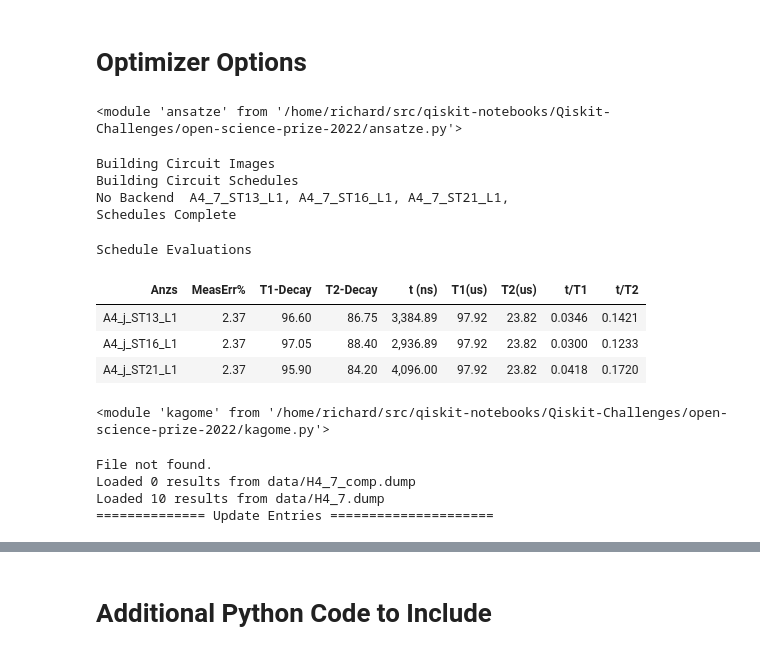
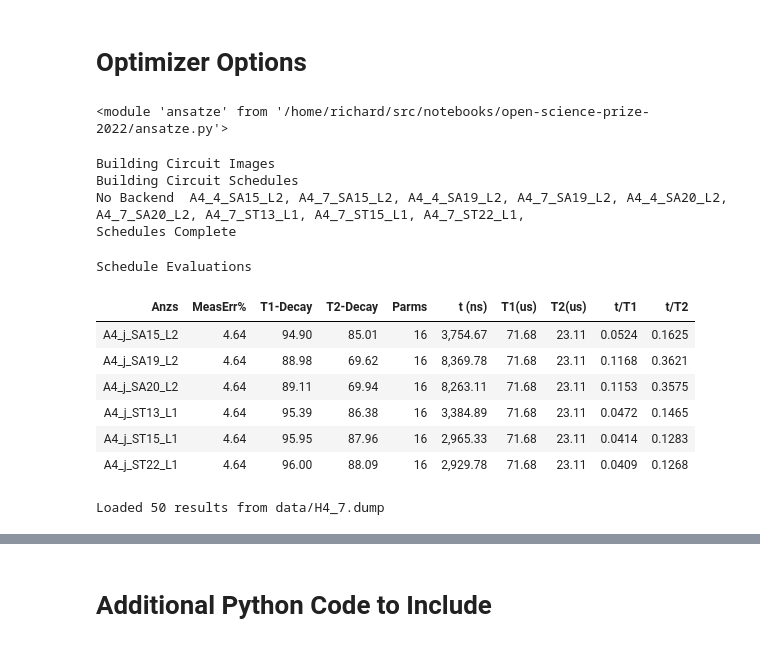
Before and after one commit to rrodenbusch/open-science-prize-2022, a Jupyter notebook: H4_7-BC1-Kagome.ipynb, the cells around one changed output, grey strips where cells are left out. Cells and saved outputs as stored; diff of their text form; code cells hidden in the pictures.

```diff
--- a/H4_7-BC1-Kagome.ipynb
+++ b/H4_7-BC1-Kagome.ipynb
@@ -460,22 +336,27 @@ us = 1.0e-6 # Microseconds
 # %% [markdown]
 # Optimizer Options
 # %%
-importlib.reload(ansatze)
-A4_7couplings = {'SA11': [[0,1],[1,2],[1,3],],
-                # 'SA12': [[0,1],[0,2],[1,2],],  #TBD
-                # 'SA13': [[0,2],],               # TBD
-                'SA14': [[1,2],[1,3],[0,1],[1,0],[3,1],[2,1],],
+reload(ansatze)
+A4_7couplings = {
+#                 'SA11': [[0,1],[1,2],[1,3],],
+#                 'SA12': [[0,1],[0,2],[1,2],],  #TBD
+#                 'SA13': [[0,2],],               # TBD
+#                 'SA14': [[1,2],[1,3],[0,1],[1,0],[3,1],[2,1],],
                 'SA15': [[0,1],[1,3],[1,2],[2,1],[3,1],[1,0]],
-                'SA16': [[1,0],[1,3],[1,2],[2,1],[1,3],[1,0]],
-                # 'SA17': [[]]
+#                 'SA16': [[1,0],[1,3],[1,2],[2,1],[1,3],[1,0]],
+#                 'SA17': [[1,0],[1,3],[1,2],[3,0],[2,1],[1,3],[1,0],[0,3],],
+#                 'SA18': [[1,0],[1,3],[1,2],[3,0],[2,1],[1,3],[1,0],],
+#                 'SA19': [[0,1],[1,3],[1,2],[3,0],[2,1],[3,1],[1,0]],
+#                 'SA20': [[0,1],[1,3],[1,2],[0,3],[2,1],[3,1],[1,0],],
                }
 A7_devices = ['j','o','p','l','n']
-A4_7_reps = [4,3,2,]
+A7_devices = [ 'j' ]
+A4_7_reps = [2,]
 (nNodes,nQubits,A4_7qbitmap,) = (4,7,ansatze.qbitmap_4_to_7,)
-# Anzs,Adevices=local_ansatze(nNodes=nNodes, nQubits=nQubits, qbitmap=A4_7qbitmap,
-#                                backends=backendsV0,
-#                                devices = A7_devices,reps=A4_7_reps, couplings=A4_7couplings,
-#                                )
+Anzs,Adevices=ansatze.local_ansatze(nNodes=nNodes, nQubits=nQubits, qbitmap=A4_7qbitmap,
+                               backends=backendsV0, qubits=[0,1,2,3,],
+                               devices = A7_devices,reps=A4_7_reps, couplings=A4_7couplings,
+                               )
 A4_7_stacks = {
 #              'ST11': [ [ [0,1],[1,2],[1,3], ],
 #                        [ [0,2], ]
@@ -492,9 +373,9 @@ A4_7_stacks = {
 #              'ST15': [ [ [0,1],[1,3],[1,2],[2,1],[3,1],[1,0] ],
 #                        [ [0,2], ]
 #                      ],
-             'ST16': [ [ [1,0],[1,3],[1,2],[2,1],[1,3],[1,0] ],
-                       [ [0,2], ]
-                     ],
+#              'ST16': [ [ [1,0],[1,3],[1,2],[2,1],[1,3],[1,0] ],
+#                        [ [0,2], ]
+#                      ],
 #              'ST17': [ [ [1,0],[1,2],[1,3],[3,1],[2,1],[0,1] ],   # Linked (Out) and Down
 #                        [ [0,2],[2,3],[3,0] ]                      # Unlinked a-b-c
 #                      ],
@@ -507,15 +388,18 @@ A4_7_stacks = {
 #              'ST20': [ [ [0,1],[1,2],[1,3], ],                    # Linked UP
 #                        [ [3,1],[2,1],[1,0], ],                    # Back Down
 #                      ],
-             'ST21': [ [ [1,0],[1,2],[1,3],[3,1],[2,1],[0,1] ],   # Linked (Out) and Down
-                       [ [0,2],[0,3],[2,3] ]                      # Unlinked Linear
+#              'ST21': [ [ [1,0],[1,2],[1,3],[3,1],[2,1],[0,1] ],   # Linked (Out) and Down
+#                        [ [0,2],[0,3],[2,3] ]                      # Unlinked Linear
+#                      ],
+             'ST22': [ [ [1,0],[1,3],[1,2],[2,1],[1,3],[0,1] ],
+                       [ [0,2], ],
                      ],
 
             }
-Anzs,Adevices=ansatze.stack_couplings(Anzs=None, Adevices=Adevices,
+Anzs,Adevices=ansatze.stack_couplings(Anzs=Anzs, Adevices=Adevices,
                               couplings=A4_7_stacks,  qubits=[0,1,2,3],
                               backends=backendsV0, devices=['j'],
                               nNodes=nNodes, nQubits=nQubits, qbitmap=[0,1,2,3,4,5,6] )
 # ansatze.list_Ansatz(Anzs)
 # %% [output]
-<module 'ansatze' from '/home/richard/src/qiskit-notebooks/Qiskit-Challenges/open-science-prize-2022/ansatze.py'>
+<module 'ansatze' from '/home/richard/src/notebooks/open-science-prize-2022/ansatze.py'>
@@ -534,39 +410,34 @@ for key, D in Adevices.items():
     AbackendsV0[key] = backendsV0[D]
 qubits = A4_7qbitmap
 print(f"Building Circuit Images")
-Aimages=Anzs_images( Akeys=None, Anzs=Anzs )
+Aimages=ansatze.Anzs_images( Akeys=None, Anzs=Anzs )
 print(f"Building Circuit Schedules")
-schedules,sched_images=Anzs_schedules(Akeys=None, Anzs=Anzs, backends=AbackendsV0,)
+schedules,sched_images=ansatze.Anzs_schedules(Akeys=None, Anzs=Anzs, backends=AbackendsV0,)
 print(f"\nSchedules Complete")
 # %% [output]
 Building Circuit Images
 Building Circuit Schedules
-No Backend  A4_7_ST13_L1, A4_7_ST16_L1, A4_7_ST21_L1,
+No Backend  A4_4_SA15_L2, A4_7_SA15_L2, A4_4_SA19_L2, A4_7_SA19_L2, A4_4_SA20_L2, A4_7_SA20_L2, A4_7_ST13_L1, A4_7_ST15_L1, A4_7_ST22_L1,
 Schedules Complete
 # %%
-df = eval_schedules(schedules, AbackendsV0,Akeys=None,qubits=[0,1,2,3])
+# Anzs['A4_7_ST13_L1'].draw()
+# Anzs['A4_j_ST13_L1'].draw()
+df = ansatze.eval_schedules(schedules, AbackendsV0,Akeys=None,qubits=[0,1,2,3])
 df
 # %% [output]
 Schedule Evaluations
-| Anzs | MeasErr% | T1-Decay | T2-Decay | t (ns) | T1(us) | T2(us) | t/T1 | t/T2 |
-| A4_j_ST13_L1 | 2.37 | 96.60 | 86.75 | 3,384.89 | 97.92 | 23.82 | 0.0346 | 0.1421 |
-| A4_j_ST16_L1 | 2.37 | 97.05 | 88.40 | 2,936.89 | 97.92 | 23.82 | 0.0300 | 0.1233 |
-| A4_j_ST21_L1 | 2.37 | 95.90 | 84.20 | 4,096.00 | 97.92 | 23.82 | 0.0418 | 0.1720 |
+| Anzs | MeasErr% | T1-Decay | T2-Decay | Parms | t (ns) | T1(us) | T2(us) | t/T1 | t/T2 |
+| A4_j_SA15_L2 | 4.64 | 94.90 | 85.01 | 16 | 3,754.67 | 71.68 | 23.11 | 0.0524 | 0.1625 |
+| A4_j_SA19_L2 | 4.64 | 88.98 | 69.62 | 16 | 8,369.78 | 71.68 | 23.11 | 0.1168 | 0.3621 |
+| A4_j_SA20_L2 | 4.64 | 89.11 | 69.94 | 16 | 8,263.11 | 71.68 | 23.11 | 0.1153 | 0.3575 |
+| A4_j_ST13_L1 | 4.64 | 95.39 | 86.38 | 16 | 3,384.89 | 71.68 | 23.11 | 0.0472 | 0.1465 |
+| A4_j_ST15_L1 | 4.64 | 95.95 | 87.96 | 16 | 2,965.33 | 71.68 | 23.11 | 0.0414 | 0.1283 |
+| A4_j_ST22_L1 | 4.64 | 96.00 | 88.09 | 16 | 2,929.78 | 71.68 | 23.11 | 0.0409 | 0.1268 |
 # %%
-importlib.reload(kagome)
-comp_fname='data/H4_7_comp.dump'
-compCache = kagome.load_results(comp_fname)
-# kagome.list_results(compCache)
 run_fname='data/H4_7.dump'
 curCache = kagome.load_results(run_fname)
-# kagome.list_results(curCache)
-print("============== Update Entries =====================")
 # %% [output]
-<module 'kagome' from '/home/richard/src/qiskit-notebooks/Qiskit-Challenges/open-science-prize-2022/kagome.py'>
+Loaded 50 results from data/H4_7.dump
-File not found.
-Loaded 0 results from data/H4_7_comp.dump
-Loaded 10 results from data/H4_7.dump
-============== Update Entries =====================
 # %%
 #================= Problem Setup =====================
 fname=run_fname   # run_fname, comp_fname
```
Also changed, not shown: parts of 35 cells of this notebook, 15 other files.
